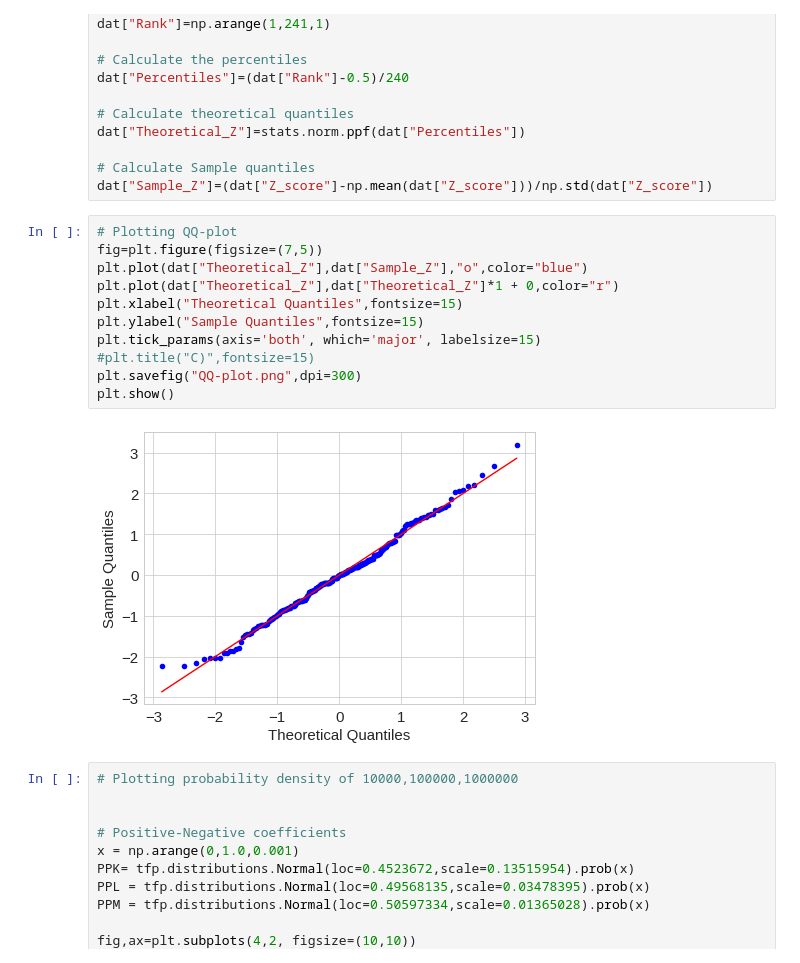
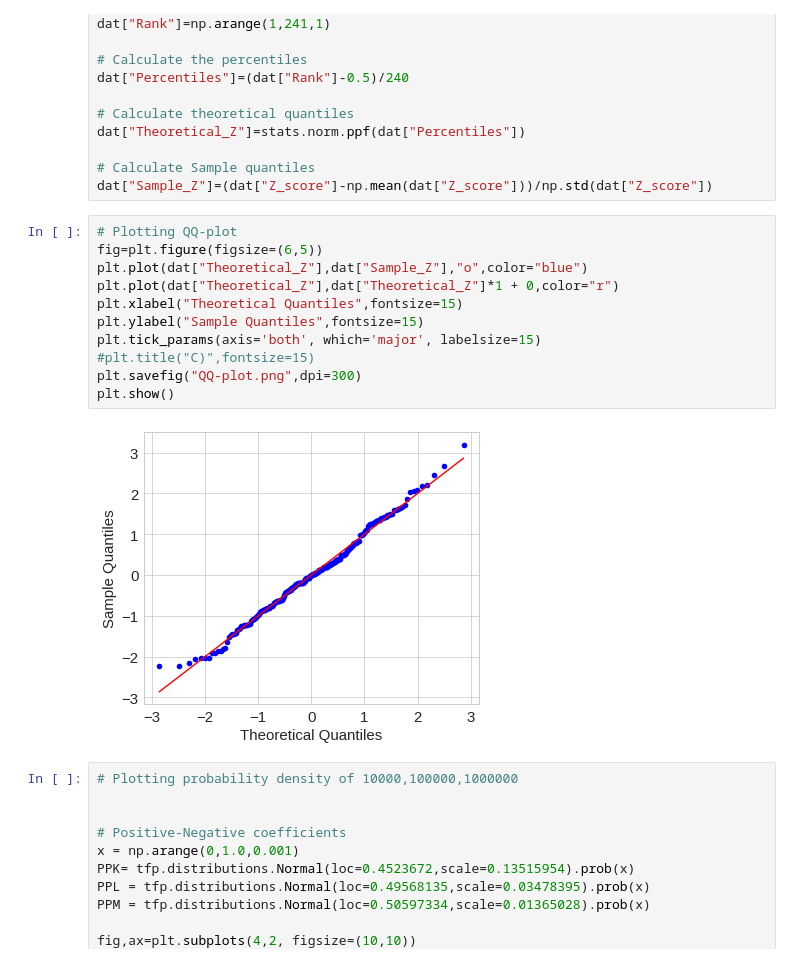
Before and after one commit to ctorney/mssf-vi, a Jupyter notebook: Figures/Figure_2 and 3F.ipynb, the cells around one changed output. Cells and saved outputs as stored; diff of their text form.

```diff
--- a/Figures/Figure_2 and 3F.ipynb
+++ b/Figures/Figure_2 and 3F.ipynb
@@ -43,17 +43,17 @@ dat["Theoretical_Z"]=stats.norm.ppf(dat["Percentiles"])
 dat["Sample_Z"]=(dat["Z_score"]-np.mean(dat["Z_score"]))/np.std(dat["Z_score"])
 # %%
 # Plotting QQ-plot
-fig=plt.figure(figsize=(7,5))
+fig=plt.figure(figsize=(6,5))
 plt.plot(dat["Theoretical_Z"],dat["Sample_Z"],"o",color="blue")
 plt.plot(dat["Theoretical_Z"],dat["Theoretical_Z"]*1 + 0,color="r")
 plt.xlabel("Theoretical Quantiles",fontsize=15)
 plt.ylabel("Sample Quantiles",fontsize=15)
 plt.tick_params(axis='both', which='major', labelsize=15)
 #plt.title("C)",fontsize=15)
 plt.savefig("QQ-plot.png",dpi=300)
 plt.show()
 # %% [output]
-[figure, old version]
+[figure, new version]
 # %%
 # Plotting probability density of 10000,100000,1000000
 
```
Also changed, not shown: 1 other file.
